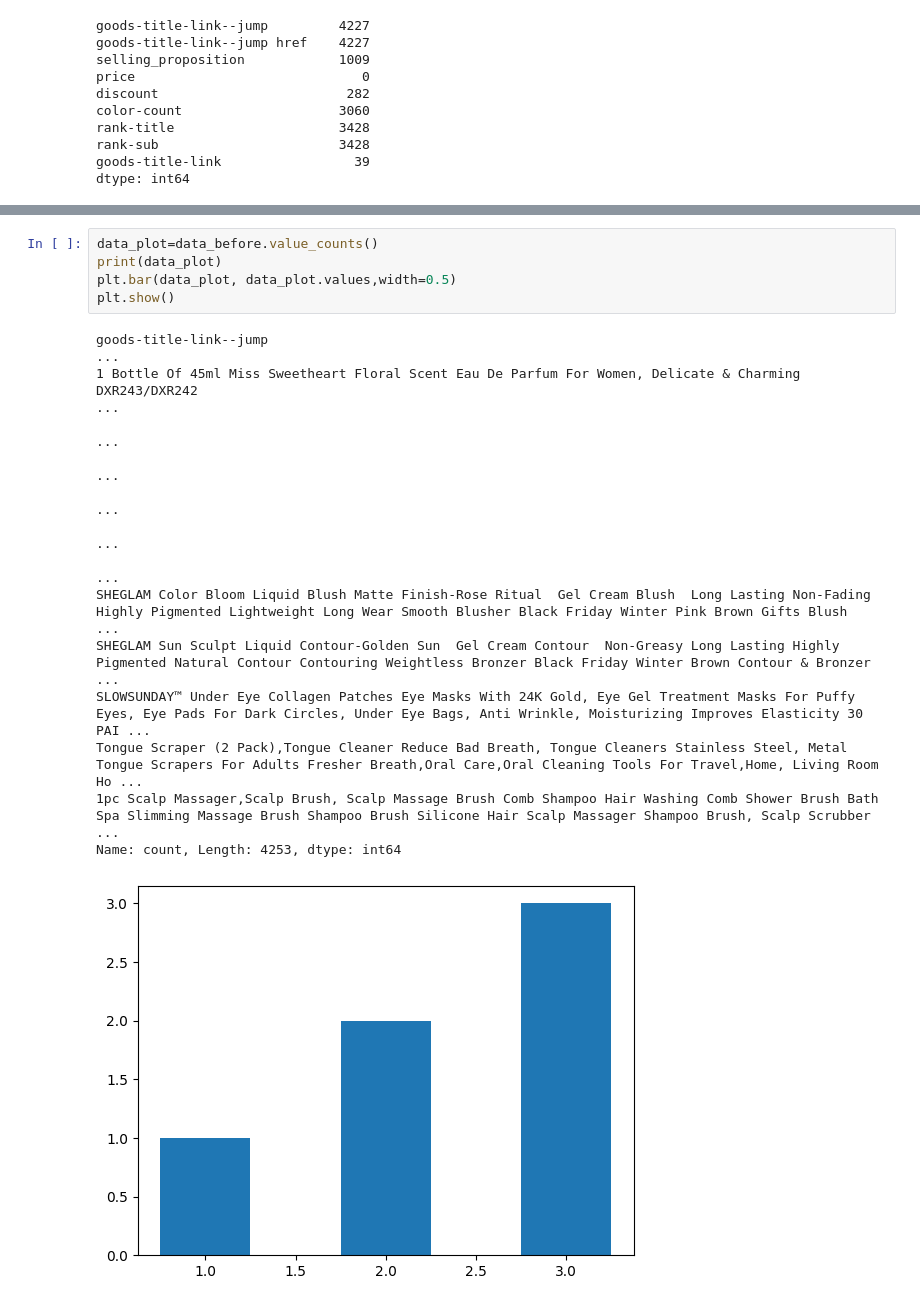
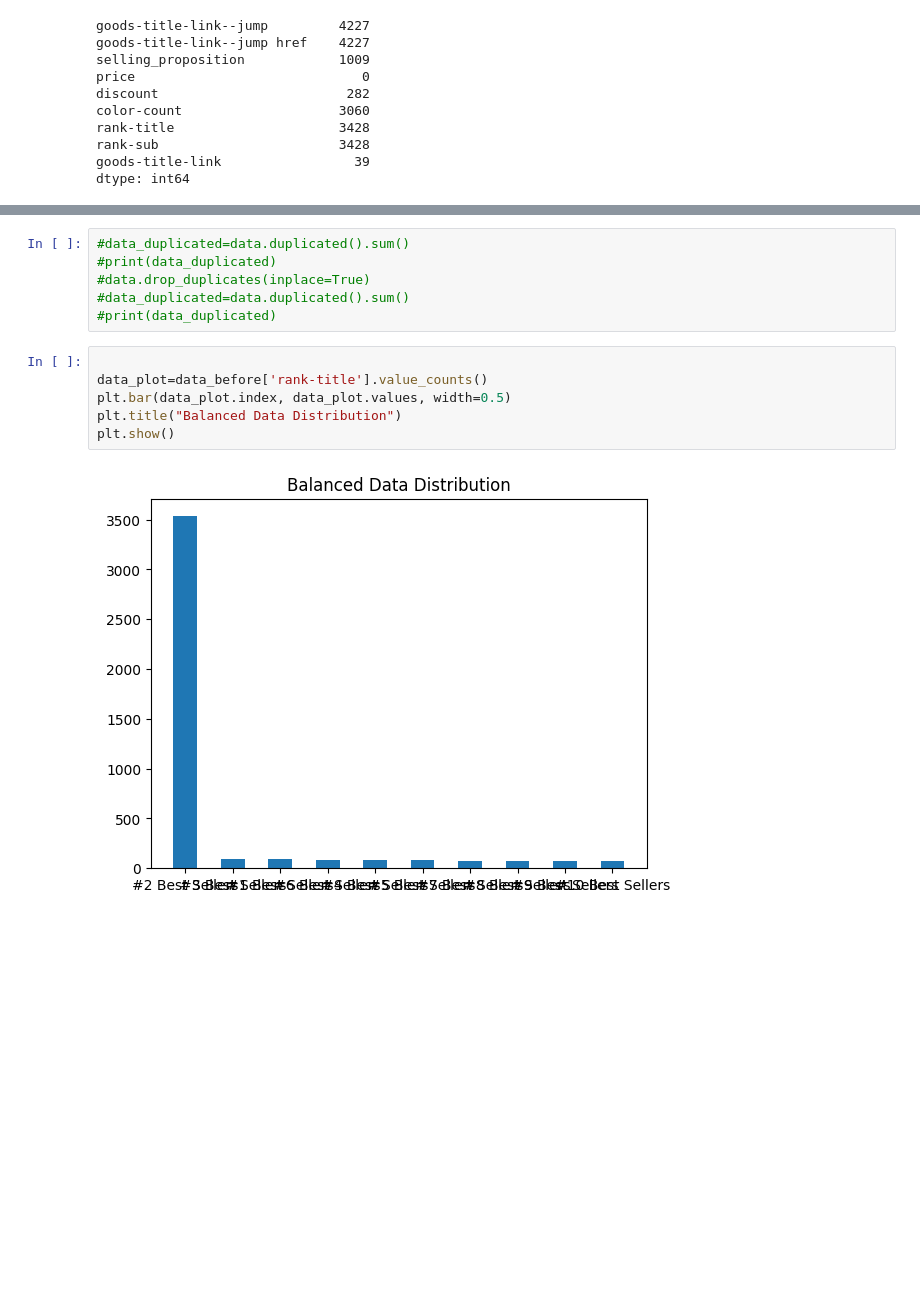
Before and after one commit to faizan09711-bit/Intern, a Jupyter notebook: task#01/messydatacleaning.ipynb, the cells around one changed output, grey strips where cells are left out. Drawn from its saved outputs; the diff is of its cells as text; blank space fills up the shorter version.

```diff
--- a/task#01/messydatacleaning.ipynb
+++ b/task#01/messydatacleaning.ipynb
@@ -113,21 +127,15 @@ dtype: int64
+# %%
+#data_duplicated=data.duplicated().sum()
+#print(data_duplicated)
+#data.drop_duplicates(inplace=True)
+#data_duplicated=data.duplicated().sum()
+#print(data_duplicated)
 # %%
-data_plot=data_before.value_counts()
-print(data_plot)
-plt.bar(data_plot, data_plot.values,width=0.5)
+
+data_plot=data_before['rank-title'].value_counts()
+plt.bar(data_plot.index, data_plot.values, width=0.5)
+plt.title("Balanced Data Distribution")
 plt.show()
 # %% [output]
-goods-title-link--jump                                                                                                                                                                                   ...
-1 Bottle Of 45ml Miss Sweetheart Floral Scent Eau De Parfum For Women, Delicate & Charming DXR243/DXR242                                                                                                 ...
-                                                                                                                                                                                                         ...
-                                                                                                                                                                                                         ...
-                                                                                                                                                                                                         ...
-                                                                                                                                                                                                         ...
-                                                                                                                                                                                                         ...
-SHEGLAM Color Bloom Liquid Blush Matte Finish-Rose Ritual  Gel Cream Blush  Long Lasting Non-Fading Highly Pigmented Lightweight Long Wear Smooth Blusher Black Friday Winter Pink Brown Gifts Blush     ...
-SHEGLAM Sun Sculpt Liquid Contour-Golden Sun  Gel Cream Contour  Non-Greasy Long Lasting Highly Pigmented Natural Contour Contouring Weightless Bronzer Black Friday Winter Brown Contour & Bronzer      ...
-SLOWSUNDAY™ Under Eye Collagen Patches Eye Masks With 24K Gold, Eye Gel Treatment Masks For Puffy Eyes, Eye Pads For Dark Circles, Under Eye Bags, Anti Wrinkle, Moisturizing Improves Elasticity 30 PAI ...
-Tongue Scraper (2 Pack),Tongue Cleaner Reduce Bad Breath, Tongue Cleaners Stainless Steel, Metal Tongue Scrapers For Adults Fresher Breath,Oral Care,Oral Cleaning Tools For Travel,Home, Living Room Ho ...
-1pc Scalp Massager,Scalp Brush, Scalp Massage Brush Comb Shampoo Hair Washing Comb Shower Brush Bath Spa Slimming Massage Brush Shampoo Brush Silicone Hair Scalp Massager Shampoo Brush, Scalp Scrubber ...
-Name: count, Length: 4253, dtype: int64
-[figure, old version]
+[figure, new version]
 # %%
```
Also changed, not shown: parts of 2 cells of this notebook.
